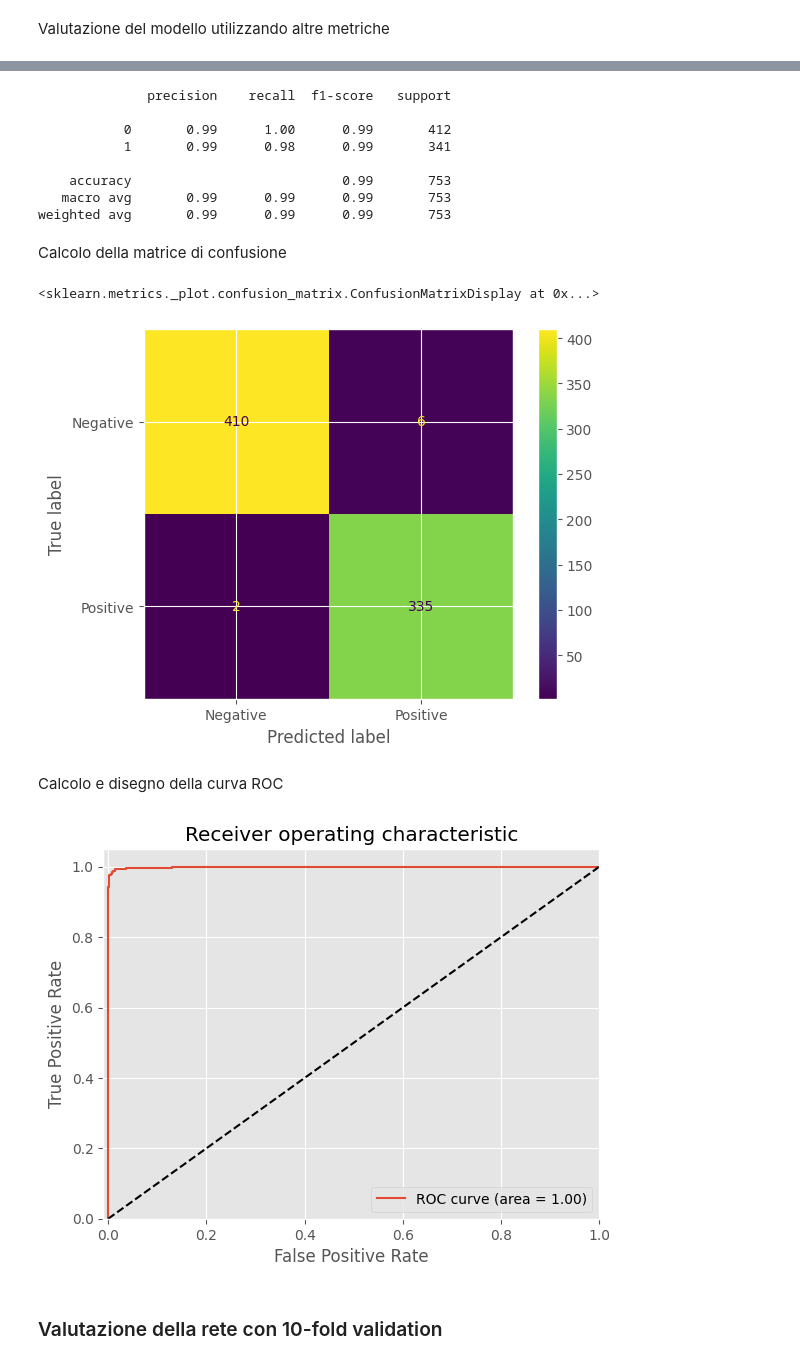
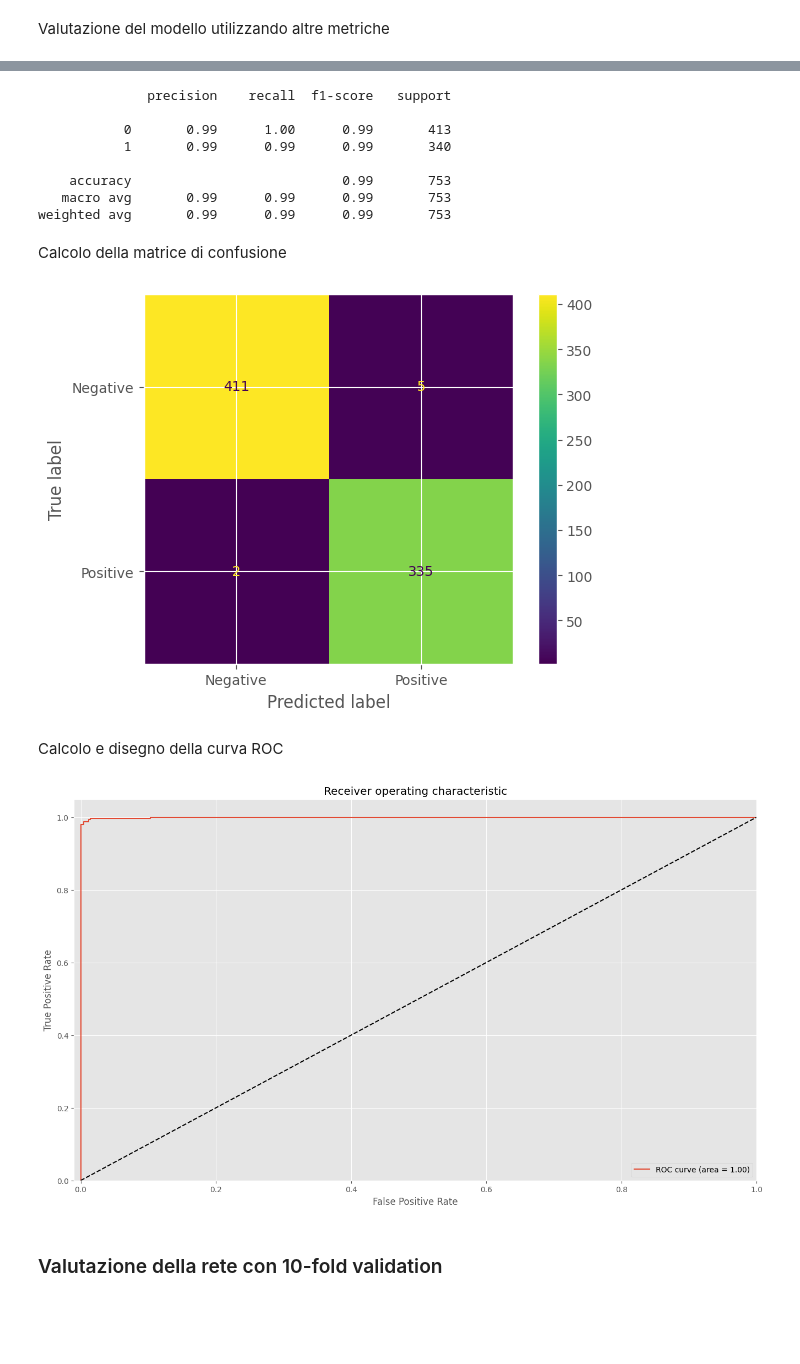
Before and after one commit to Tezze2001/brain-tumor-analysis, a Jupyter notebook: BrainTumorNN.ipynb, the cells around one changed output, grey strips where cells are left out. Saved outputs shown, nothing was run; the diff lists cells and outputs as text; code cells hidden in the pictures; blank space fills up the shorter version.

```diff
--- a/BrainTumorNN.ipynb
+++ b/BrainTumorNN.ipynb
@@ -404,13 +409,13 @@ Selezione degli iperparametri
 # performance = grid_search_NN(param_combinations, X_cross_val_data, Y_cross_val_data)
 # best_model = find_best_hyperparameters(performance)
 
-best_model = ([[50, 0], 'leaky_relu', 'adam', 100, 100])
+best_model = ([10, 5], 'relu', 'adam', 100, 100)
 # %% [markdown]
 ## Addestramento del modello
 # %% [markdown]
 Creazione del modello con i migliori iperparametri
 # %%
-NN_model = create_model(units=best_model[0], activation=best_model[1], opt=best_model[2], input_layer_size=X_train.shape[1])
+NN_model_Corr = create_model(units=best_model[0], activation=best_model[1], opt=best_model[2], input_layer_size=X_train.shape[1])
 # %% [markdown]
 Visualizzazione del modello
 # %%
@@ -422,7 +427,7 @@ keras.utils.plot_model(NN_model, show_shapes=True, show_layer_activations=True,
 # %% [markdown]
 Addestramento del modello
 # %%
-NN_model.fit(X_train_scaled, y_train_scaled, epochs=best_model[4], batch_size=best_model[3], verbose=0)
+NN_model_Corr.fit(X_train_scaled, y_train_scaled, epochs=best_model[4], batch_size=best_model[3], verbose=0)
 # %% [output]
 <keras.src.callbacks.History at 0x...>
 # %% [markdown]
@@ -452,14 +457,14 @@ Valutazione del modello utilizzando altre metriche
 from sklearn.metrics import accuracy_score, precision_score, recall_score, f1_score, classification_report, confusion_matrix, ConfusionMatrixDisplay
 # %%
 # Valutazione del modello utilizzando i dati di test
-y_pred_proba = NN_model.predict(X_test_scaled)
-y_pred = my_predict(y_pred_proba, 0.3)
+NN_pred_corr = NN_model_Corr.predict(X_test_scaled)
+NN_y_pred = my_predict(NN_pred_corr, 0.3)
 
 # Calcolo delle prestazioni del modello
-accuracy_train_test = accuracy_score(y_test_scaled, y_pred)
-precision = precision_score(y_test_scaled, y_pred)
-recall = recall_score(y_test_scaled, y_pred)
-f1 = f1_score(y_test_scaled, y_pred)
+accuracy_train_test = accuracy_score(y_test_scaled, NN_y_pred)
+precision = precision_score(y_test_scaled, NN_y_pred)
+recall = recall_score(y_test_scaled, NN_y_pred)
+f1 = f1_score(y_test_scaled, NN_y_pred)
 
 # Stampa le prestazioni del modello
 print('Accuracy:', accuracy_train_test)
@@ -475,11 +480,11 @@ F1-score: 0.9882005899705014
 # %%
-clf_report = classification_report(y_pred, y_test_scaled)
-print(clf_report)
+clf_report_NN = classification_report(NN_y_pred, y_test_scaled)
+print(clf_report_NN)
 # %% [output]
               precision    recall  f1-score   support
 
-           0       0.99      1.00      0.99       412
-           1       0.99      0.98      0.99       341
+           0       0.99      1.00      0.99       413
+           1       0.99      0.99      0.99       340
 
     accuracy                           0.99       753
    macro avg       0.99      0.99      0.99       753
@@ -487,11 +492,10 @@ weighted avg       0.99      0.99      0.99       753
 # %% [markdown]
 Calcolo della matrice di confusione
 # %%
-cm = confusion_matrix(y_test_scaled, y_pred)
+cm = confusion_matrix(y_test_scaled, NN_y_pred)
 disp = ConfusionMatrixDisplay(confusion_matrix=cm, display_labels=['Negative', 'Positive'])
-disp.plot()
+disp.plot();
 # %% [output]
-<sklearn.metrics._plot.confusion_matrix.ConfusionMatrixDisplay at 0x...>
 [figure]
 # %% [markdown]
 Calcolo e disegno della curva ROC
@@ -500,23 +504,24 @@ from sklearn.metrics import roc_curve, roc_auc_score
 import matplotlib.pyplot as plt
 # %%
 # Calcola la curva ROC
-fpr, tpr, thresholds = roc_curve(y_test_scaled, y_pred_proba)
+fpr_NN_corr, tpr_NN_corr, thresholds = roc_curve(y_test_scaled, NN_pred_corr)
 
 # Calcola l'AUC della curva ROC
-roc_auc = roc_auc_score(y_test_scaled, y_pred_proba)
+roc_auc_NN_corr = roc_auc_score(y_test_scaled, NN_pred_corr)
 
 # Disegna la curva ROC
-plt.plot(fpr, tpr, label='ROC curve (area = %0.2f)' % roc_auc)
+plt.figure(figsize=(16,9))
+plt.plot(fpr_NN_corr, tpr_NN_corr, label='ROC curve (area = %0.2f)' % roc_auc_NN_corr)
 plt.plot([0, 1], [0, 1], 'k--')
 plt.xlim([-0.01, 1.0])
 plt.ylim([0.0, 1.05])
 plt.xlabel('False Positive Rate')
 plt.ylabel('True Positive Rate')
 plt.title('Receiver operating characteristic')
 plt.legend(loc="lower right")
 plt.show()
 # %% [output]
-[figure, old version]
+[figure, new version]
 # %% [markdown]
 ### Valutazione della rete con 10-fold validation
 # %%
```
Also changed, not shown: parts of 34 cells of this notebook, 13 other files.
